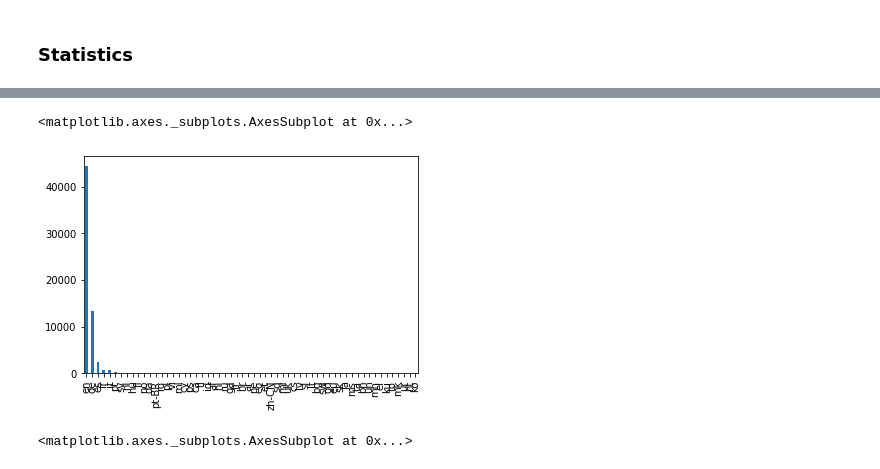
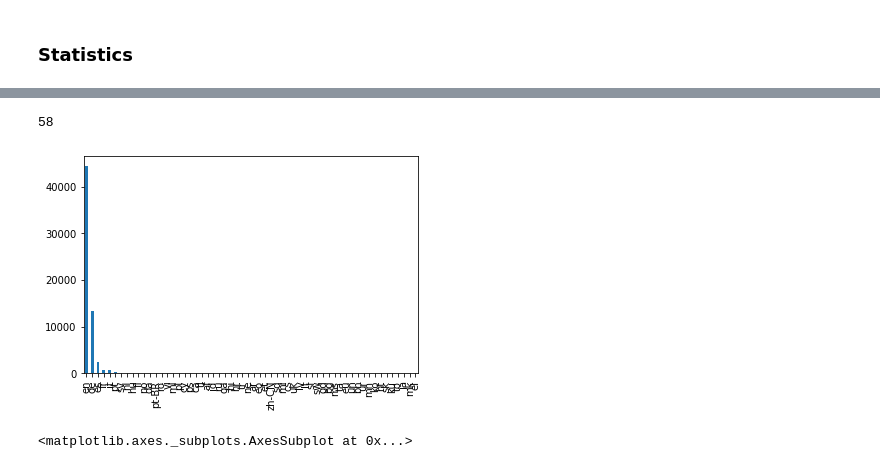
Before and after one commit to Janek7/ds-data-mining-cup, a Jupyter notebook: content_based_descriptions.ipynb, the cells around one changed output, grey strips where cells are left out. Saved outputs shown, nothing was run; the diff lists cells and outputs as text; code cells hidden in the pictures.

```diff
--- a/content_based_descriptions.ipynb
+++ b/content_based_descriptions.ipynb
@@ -154,8 +156,3 @@ dtypes: int64(1), object(17)
 memory usage: 148.1+ KB
 # %% [markdown]
 ### Statistics
-# %%
-items_enriched['description_length'] = items_enriched.apply(lambda row: len(row['description']), axis=1)
-print(items_enriched.describe())
-items_enriched.hist(column=['description_length'], bins=100)
-print(items_enriched[items_enriched['description_length'] > 512].shape)
@@ -173,0 +159,10 @@ max    79067.000000  62344.000000       102723.000000
+# %%
+items_enriched['description_length'] = items_enriched.apply(lambda row: len(row['description'].split()), axis=1)
+items_enriched_longer_512 = items_enriched[items_enriched['description_length'] > 512]
+print("Longer than 512: {}, percentage: {}".format(items_enriched_longer_512.shape[0], items_enriched_longer_512.shape[0] / items_enriched.shape[0]))
+description_lengths_counts = items_enriched['description_length'].value_counts()
+lengths = description_lengths_counts.index.values.tolist()
+print(sum(lengths) / len(lengths))
+print(max(lengths))
+frequencies = description_lengths_counts.tolist()
+print(max(frequencies))
@@ -174,8 +193,10 @@ max    79067.000000  62344.000000       102723.000000
 # %%
-items_enriched['language'].value_counts().plot(kind='bar')
+language_counts = items_enriched['language'].value_counts()
+language_counts.plot(kind='bar')
+print(len(language_counts))
 # %% [output]
-<matplotlib.axes._subplots.AxesSubplot at 0x...>
+58
-[figure, old version]
+[figure, new version]
 # %%
 evaluation_items_enriched['language'].value_counts().plot(kind='bar')
 # %% [output]
```
Also changed, not shown: parts of 17 cells of this notebook.
